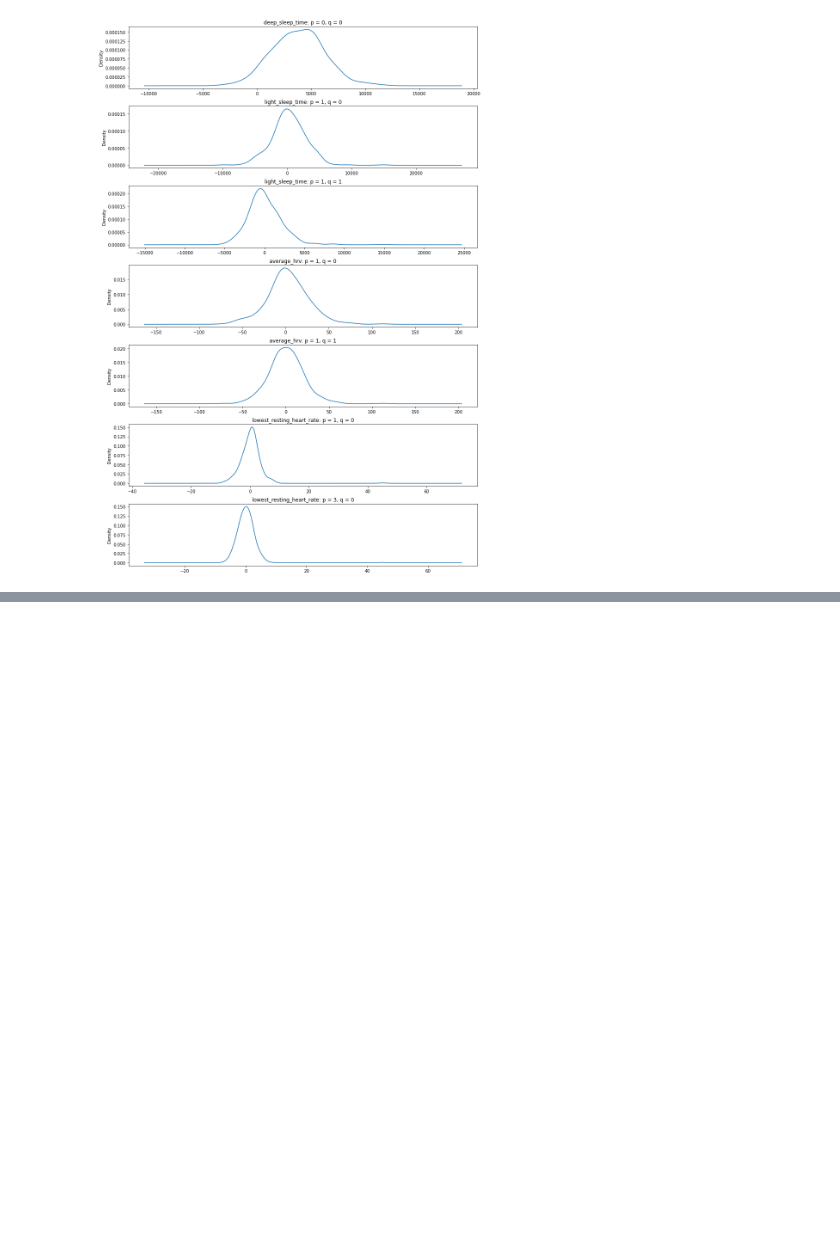
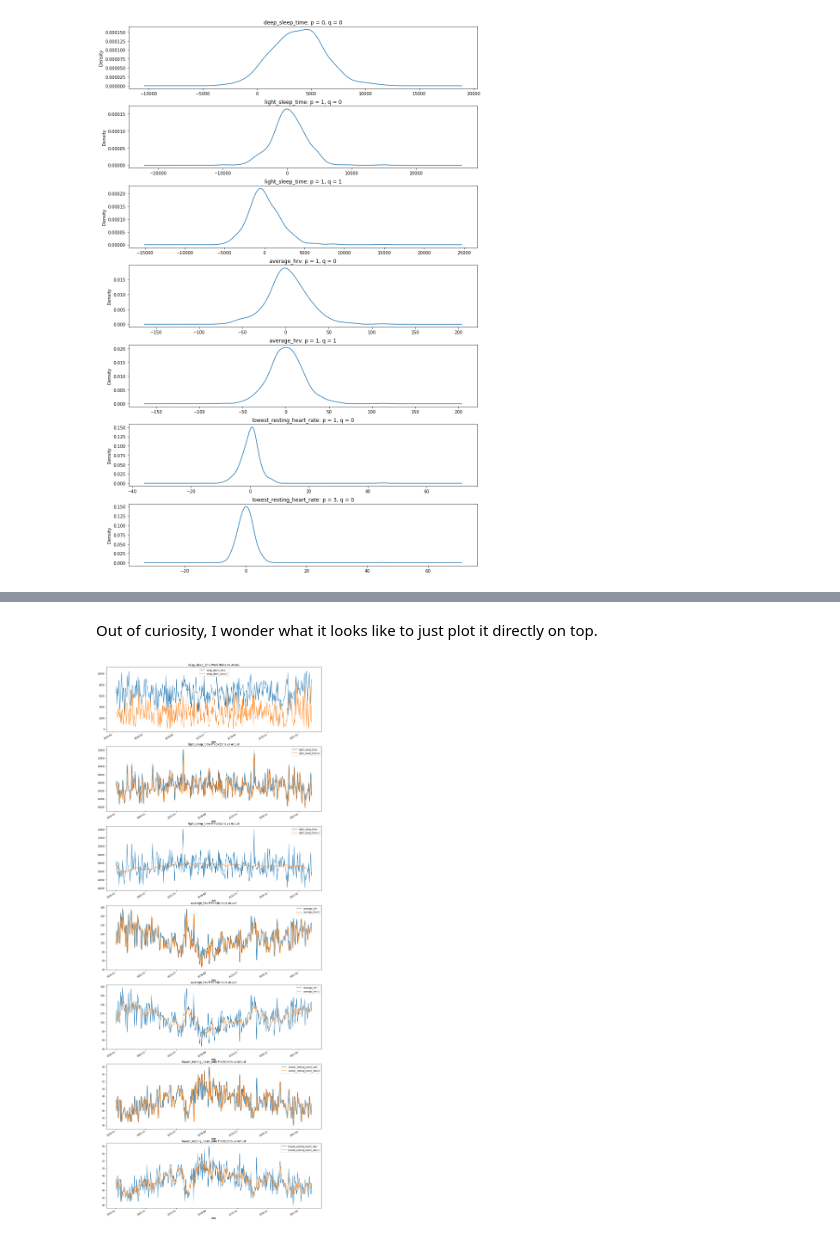
Before and after one commit to jthk1618/coffee-hypothesis, a Jupyter notebook: hrv_arima.ipynb, the cells around one changed output, grey strips where cells are left out. Drawn from its saved outputs; the diff is of its cells as text; code cells hidden in the pictures; blank space fills up the shorter version.

```diff
--- a/hrv_arima.ipynb
+++ b/hrv_arima.ipynb
@@ -369,10 +378,12 @@ params = {
 # --- 3.2 Eyeball Errors
 
 nplots = len(params)
+
 _, ax = plt.subplots(nplots, figsize=(12, 18))
 ax = ax.flatten()
+_.tight_layout(h_pad=2)
 
-_.tight_layout(h_pad=2)
+models = {}
 
 for i, param in enumerate(params.items()):
     label, tuning = param
@@ -386,9 +397,10 @@ for i, param in enumerate(params.items()):
         order=(p, d, q),
         seasonal_order=(P, d, Q, m)
     )
-    fit = model.fit()
+    models[label] = model
+
     ax[i].set_title("{l}: p = {p}, q = {q}".format(l=var_name, p=p, q=q))
-    fit.resid.plot(kind='kde', ax=ax[i])
+    model.fit().resid.plot(kind='kde', ax=ax[i])
 # %% [output]
 [figure]
 # %% [markdown]
@@ -440,0 +410,24 @@ SyntaxError: invalid syntax (<ipython-input-11-6a1225fcc33f>, line 30)
+# %% [markdown]
+Out of curiosity, I wonder what it looks like to just plot it directly on top.
+# %%
+# --- Plot forecasts against actual data
+
+_, ax = plt.subplots(nplots, figsize=(14, 6 * nplots))
+ax = ax.flatten()
+_.tight_layout(h_pad=6)
+
+for i, m in enumerate(models.items()):
+    var, tuning = m[0].split("-")
+    model = m[1]
+    fit = model.fit()
+    model_v_data = pd.DataFrame(index=df.index,
+                                columns=[var, var + "-" + tuning]
+                               )
+    model_v_data[var] = df[var]
+    model_v_data[var + "-" + tuning] = fit.predict()
+    model_v_data = model_v_data.loc[model_v_data[var + "-" + tuning] > 1]
+
+    ax[i].set_title("{v} Predictions vs Actual".format(v=var));
+    model_v_data.plot(ax=ax[i]);
+# %% [output]
+[figure, added]
```
Also changed, not shown: parts of 8 cells of this notebook.
